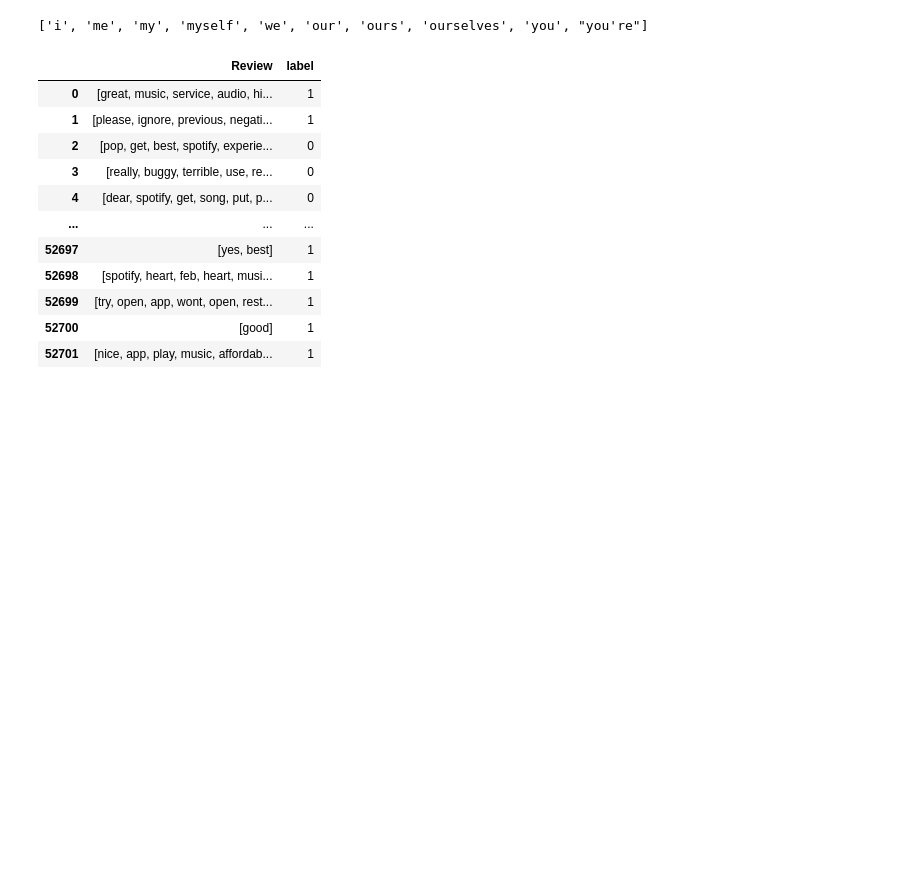
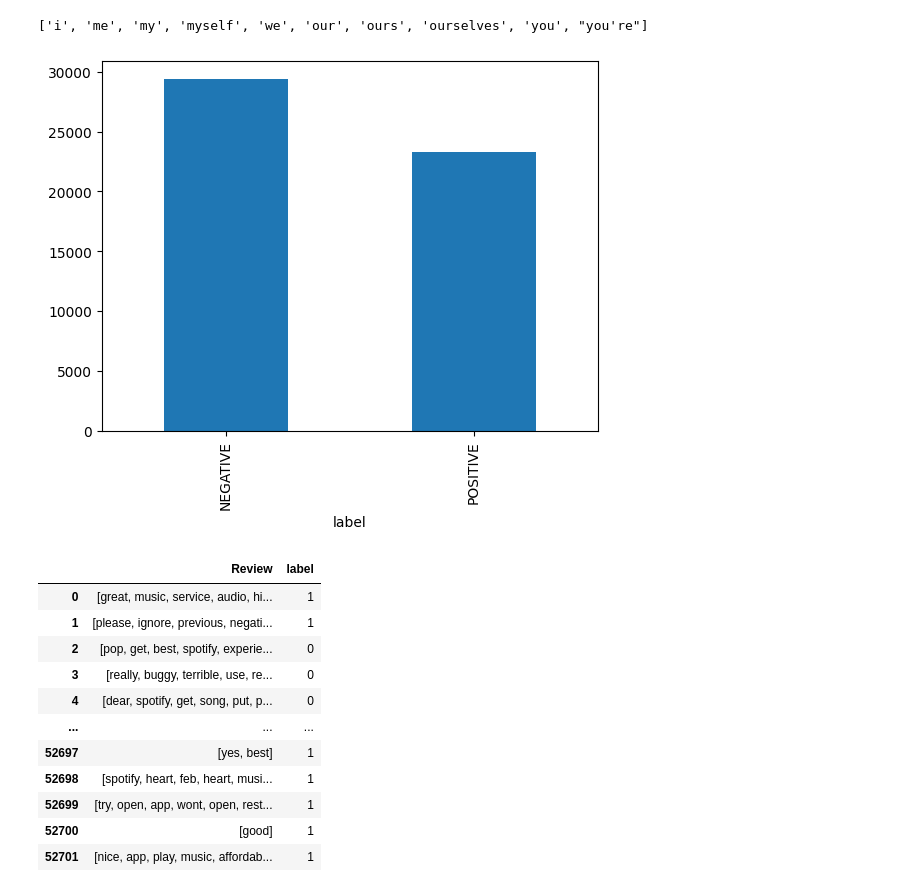
Before and after one commit to HabKaffee/nlp_classification, a Jupyter notebook: report.ipynb, the cells around one changed output. Drawn from its saved outputs; the diff is of its cells as text; code cells hidden in the pictures; blank space fills up the shorter version.

```diff
--- a/report.ipynb
+++ b/report.ipynb
@@ -50 +52,7 @@ lemmatizer = WordNetLemmatizer()
+# %%
+plt.figure()
+dataset['label'].value_counts().plot.bar()
+plt.show()
+# %% [output]
+[figure, added]
 # %%
```
Also changed, not shown: parts of 20 cells of this notebook.
